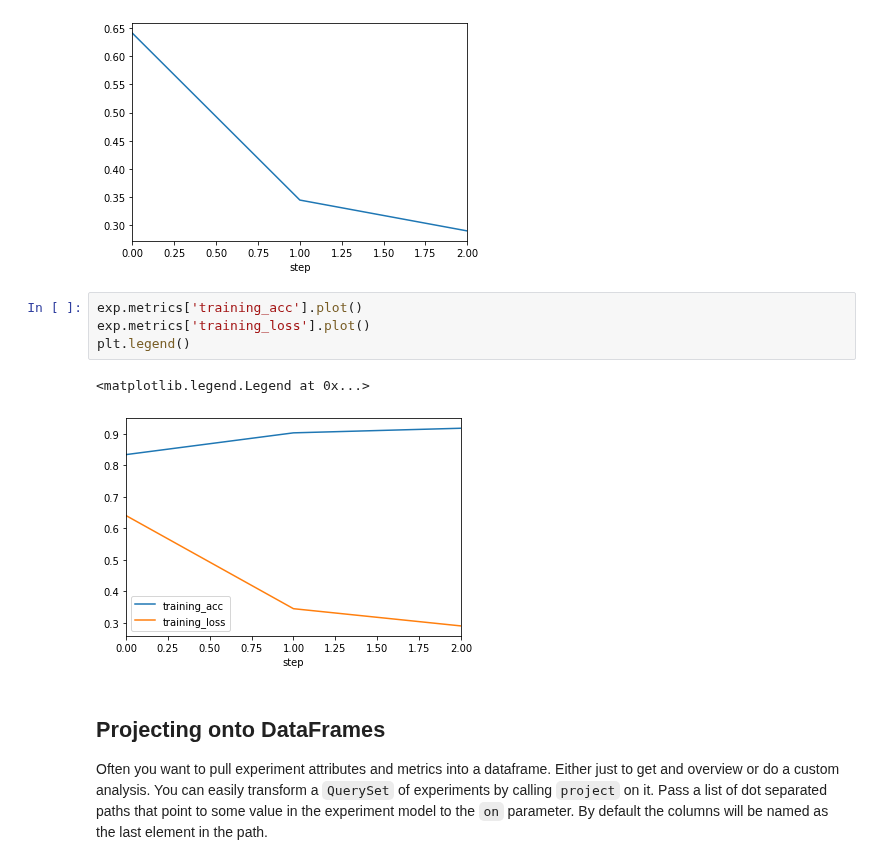
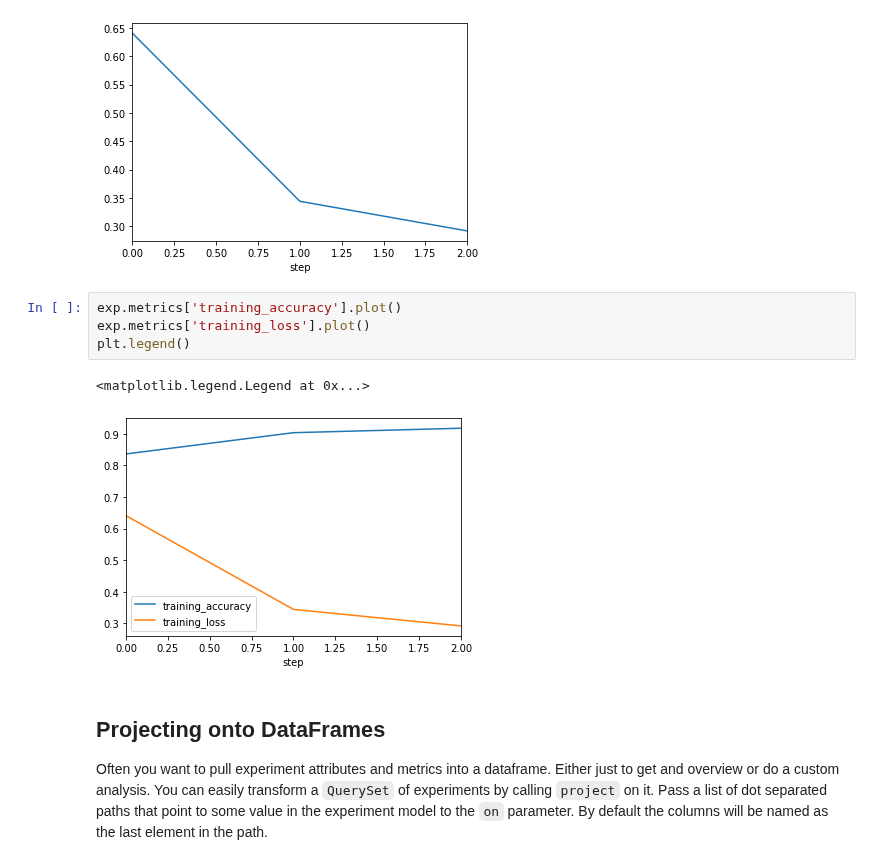
Before and after one commit to JarnoRFB/incense, a Jupyter notebook: demo.ipynb, the cells around one changed output. Drawn from its saved outputs; the diff is of its cells as text.

```diff
--- a/demo.ipynb
+++ b/demo.ipynb
@@ -214,12 +210,12 @@ exp.metrics['training_loss'].plot()
 <matplotlib.axes._subplots.AxesSubplot at 0x...>
 [figure]
 # %%
-exp.metrics['training_acc'].plot()
+exp.metrics['training_accuracy'].plot()
 exp.metrics['training_loss'].plot()
 plt.legend()
 # %% [output]
 <matplotlib.legend.Legend at 0x...>
-[figure, old version]
+[figure, new version]
 # %% [markdown]
 ## Projecting onto DataFrames
 Often you want to pull experiment attributes and metrics into a dataframe. Either just to get and overview or do a custom analysis. You can easily transform a `QuerySet` of experiments by calling `project` on it. Pass a list of dot separated paths that point to some value in the experiment model to the `on` parameter. By default the columns will be named as the last element in the path.
```
Also changed, not shown: parts of 10 cells of this notebook, 1 other file.
